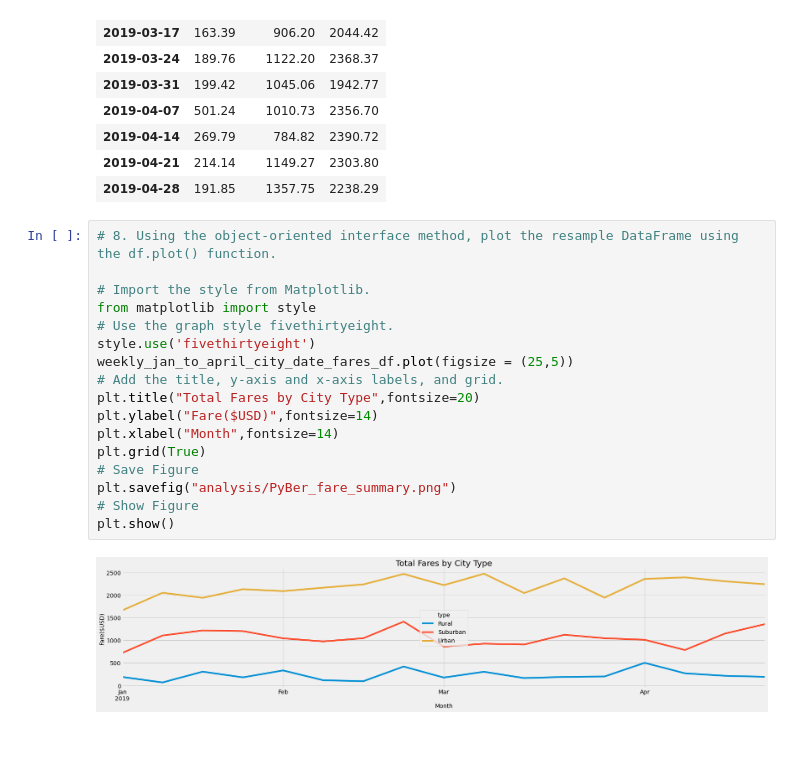
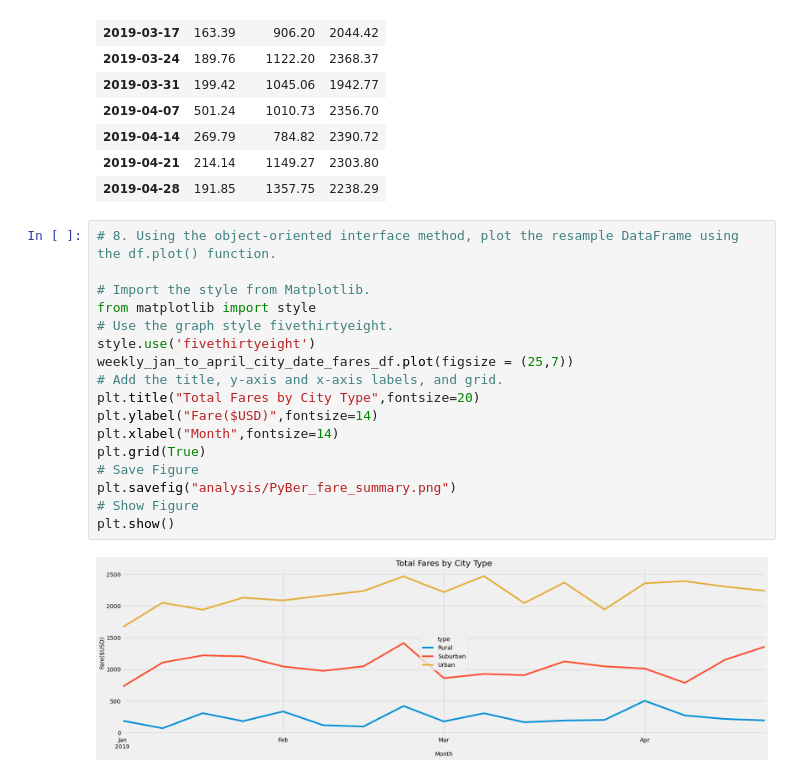
Before and after one commit to LLeyva-bot/PyBer_Analysis, a Jupyter notebook: PyBer_Challenge.ipynb, the cells around one changed output. Drawn from its saved outputs; the diff is of its cells as text; blank space fills up the shorter version.

Commit message:
Updated PyBer_fare_summary.png

```diff
--- a/PyBer_Challenge.ipynb
+++ b/PyBer_Challenge.ipynb
@@ -274,19 +274,19 @@ weekly_jan_to_april_city_date_fares_df
 # %%
 # 8. Using the object-oriented interface method, plot the resample DataFrame using the df.plot() function.
 
 # Import the style from Matplotlib.
 from matplotlib import style
 # Use the graph style fivethirtyeight.
 style.use('fivethirtyeight')
-weekly_jan_to_april_city_date_fares_df.plot(figsize = (25,5))
+weekly_jan_to_april_city_date_fares_df.plot(figsize = (25,7))
 # Add the title, y-axis and x-axis labels, and grid.
 plt.title("Total Fares by City Type",fontsize=20)
 plt.ylabel("Fare($USD)",fontsize=14)
 plt.xlabel("Month",fontsize=14)
 plt.grid(True)
 # Save Figure
 plt.savefig("analysis/PyBer_fare_summary.png")
 # Show Figure
 plt.show()
 # %% [output]
-[figure, old version]
+[figure, new version]
```
Also changed, not shown: 1 other file.
